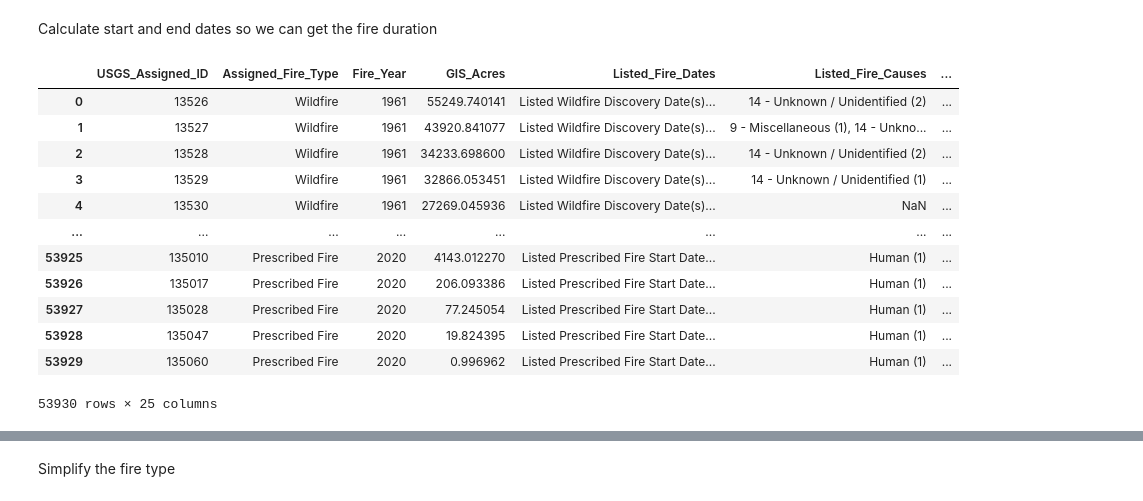
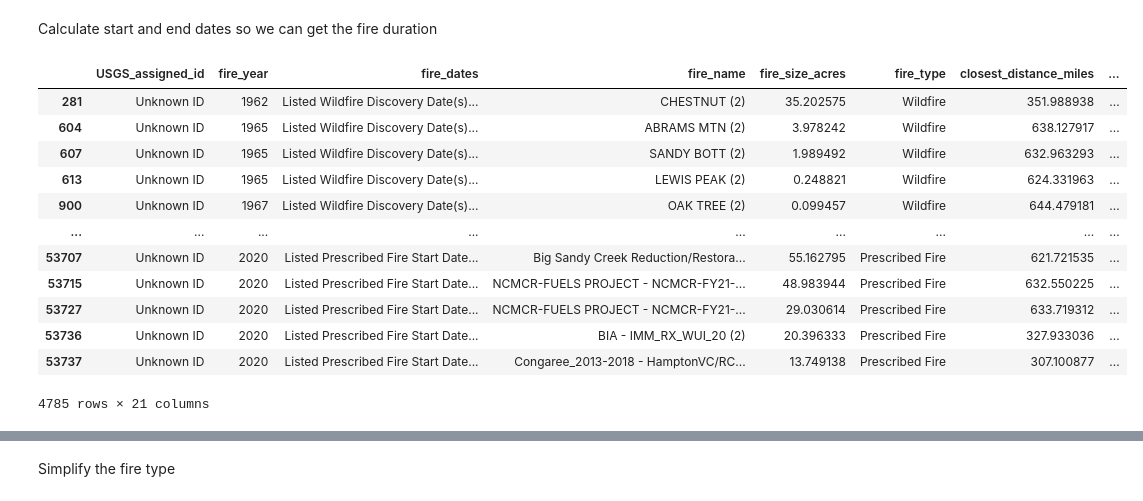
Before and after one commit to DowntonCrabby/Data512, a Jupyter notebook: Course Project/Part 1/Fire Smoke Model.ipynb, the cells around one changed output, grey strips where cells are left out. Drawn from its saved outputs; the diff is of its cells as text; code cells hidden in the pictures.

```diff
--- a/Course Project/Part 1/Fire Smoke Model.ipynb
+++ b/Course Project/Part 1/Fire Smoke Model.ipynb
@@ -125,29 +153,37 @@ df
 Calculate start and end dates so we can get the fire duration
 # %%
 # Apply the function to the 'Listed_Fire_Dates' column and create new columns based on the extracted dates
-dates_extracted = df['Listed_Fire_Dates'].apply(extract_dates)
+dates_extracted = distance_650['fire_dates'].apply(extract_dates)
 dates_df = pd.DataFrame(dates_extracted.tolist())
 
 # Concatenate the original subset DataFrame with the new extracted date columns
-df = pd.concat([df, dates_df], axis=1)
+distance_650 = pd.concat([distance_650, dates_df], axis=1)
+# %%
+# Drop rows where 'fire_year' is NaN
+distance_650 = distance_650.dropna(subset=['fire_year'])
+
+# Convert 'fire_year' to integer
+distance_650['fire_year'] = distance_650['fire_year'].astype(int)
 # %%
 # Apply the function to each row to create the 'Trusted_Date' column
-df['Trusted_Start_Date'] = df.apply(get_trusted_start_date, axis=1)
-df['Trusted_End_Date']   = df.apply(get_trusted_end_date,   axis=1)
+distance_650['Trusted_Start_Date'] = distance_650.apply(get_trusted_start_date, axis=1)
+distance_650['Trusted_End_Date']   = distance_650.apply(get_trusted_end_date,   axis=1)
-# %% [output]
-|  | USGS_Assigned_ID | Assigned_Fire_Type | Fire_Year | GIS_Acres | Listed_Fire_Dates | Listed_Fire_Causes | ... |
-| 0 | 13526 | Wildfire | 1961 | 55249.740141 | Listed Wildfire Discovery Date(s)... | 14 - Unknown / Unidentified (2) | ... |
-| 1 | 13527 | Wildfire | 1961 | 43920.841077 | Listed Wildfire Discovery Date(s)... | 9 - Miscellaneous (1), 14 - Unkno... | ... |
-| 2 | 13528 | Wildfire | 1961 | 34233.698600 | Listed Wildfire Discovery Date(s)... | 14 - Unknown / Unidentified (2) | ... |
-| 3 | 13529 | Wildfire | 1961 | 32866.053451 | Listed Wildfire Discovery Date(s)... | 14 - Unknown / Unidentified (1) | ... |
-| 4 | 13530 | Wildfire | 1961 | 27269.045936 | Listed Wildfire Discovery Date(s)... | NaN | ... |
-| ... | ... | ... | ... | ... | ... | ... | ... |
-| 53925 | 135010 | Prescribed Fire | 2020 | 4143.012270 | Listed Prescribed Fire Start Date... | Human (1) | ... |
-| 53926 | 135017 | Prescribed Fire | 2020 | 206.093386 | Listed Prescribed Fire Start Date... | Human (1) | ... |
-| 53927 | 135028 | Prescribed Fire | 2020 | 77.245054 | Listed Prescribed Fire Start Date... | Human (1) | ... |
-| 53928 | 135047 | Prescribed Fire | 2020 | 19.824395 | Listed Prescribed Fire Start Date... | Human (1) | ... |
-| 53929 | 135060 | Prescribed Fire | 2020 | 0.996962 | Listed Prescribed Fire Start Date... | Human (1) | ... |
-53930 rows × 25 columns
+# %%
+distance_650
+# %% [output]
+|  | USGS_assigned_id | fire_year | fire_dates | fire_name | fire_size_acres | fire_type | closest_distance_miles | ... |
+| 281 | Unknown ID | 1962 | Listed Wildfire Discovery Date(s)... | CHESTNUT (2) | 35.202575 | Wildfire | 351.988938 | ... |
+| 604 | Unknown ID | 1965 | Listed Wildfire Discovery Date(s)... | ABRAMS MTN (2) | 3.978242 | Wildfire | 638.127917 | ... |
+| 607 | Unknown ID | 1965 | Listed Wildfire Discovery Date(s)... | SANDY BOTT (2) | 1.989492 | Wildfire | 632.963293 | ... |
+| 613 | Unknown ID | 1965 | Listed Wildfire Discovery Date(s)... | LEWIS PEAK (2) | 0.248821 | Wildfire | 624.331963 | ... |
+| 900 | Unknown ID | 1967 | Listed Wildfire Discovery Date(s)... | OAK TREE (2) | 0.099457 | Wildfire | 644.479181 | ... |
+| ... | ... | ... | ... | ... | ... | ... | ... | ... |
+| 53707 | Unknown ID | 2020 | Listed Prescribed Fire Start Date... | Big Sandy Creek Reduction/Restora... | 55.162795 | Prescribed Fire | 621.721535 | ... |
+| 53715 | Unknown ID | 2020 | Listed Prescribed Fire Start Date... | NCMCR-FUELS PROJECT - NCMCR-FY21-... | 48.983944 | Prescribed Fire | 632.550225 | ... |
+| 53727 | Unknown ID | 2020 | Listed Prescribed Fire Start Date... | NCMCR-FUELS PROJECT - NCMCR-FY21-... | 29.030614 | Prescribed Fire | 633.719312 | ... |
+| 53736 | Unknown ID | 2020 | Listed Prescribed Fire Start Date... | BIA - IMM_RX_WUI_20 (2) | 20.396333 | Prescribed Fire | 327.933036 | ... |
+| 53737 | Unknown ID | 2020 | Listed Prescribed Fire Start Date... | Congaree_2013-2018 - HamptonVC/RC... | 13.749138 | Prescribed Fire | 307.100877 | ... |
+4785 rows × 21 columns
 # %%
 # Calculate fire duration in days
 df['duration_days'] = (df['Trusted_End_Date'] - df['Trusted_Start_Date']).dt.days
```
Also changed, not shown: parts of 11 cells of this notebook, 9 other files.
